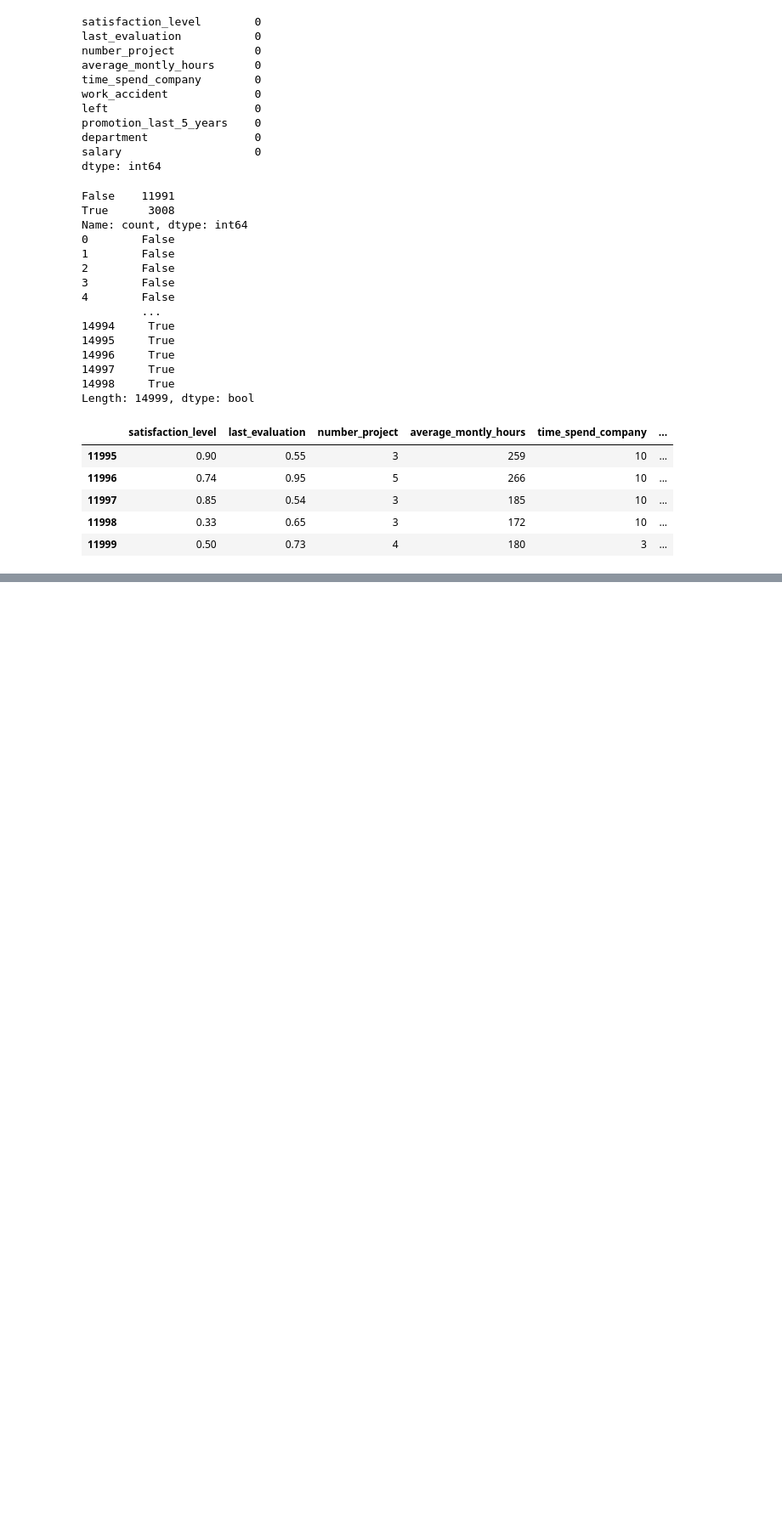
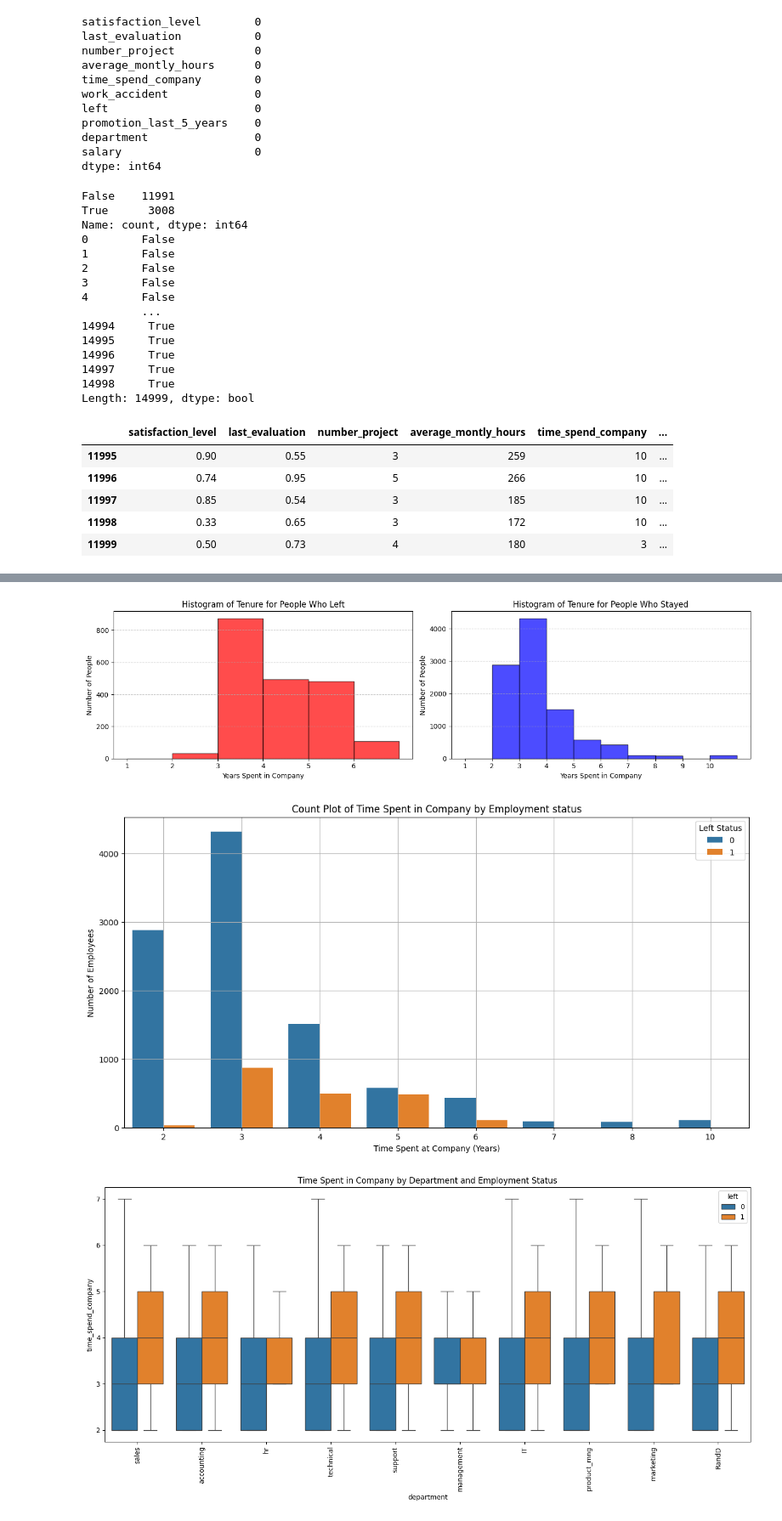
Before and after one commit to useinov12/hr_at_salifort_motors, a Jupyter notebook: src/hr_at_salifort_motors/main.ipynb, the cells around one changed output, grey strips where cells are left out. Shown at 85% size. Cells and saved outputs as stored; diff of their text form; code cells hidden in the pictures; blank space fills up the shorter version.

```diff
--- a/src/hr_at_salifort_motors/main.ipynb
+++ b/src/hr_at_salifort_motors/main.ipynb
@@ -121,0 +184,57 @@ df1.tail(5)
+# %%
+# Filter data for people who left and stayed
+left_employees = df1[df1['left'] == 1]
+stayed_employees = df1[df1['left'] == 0]
+
+# Create histograms
+plt.figure(figsize=(14, 4))
+
+# Histogram for people who left
+plt.subplot(1, 2, 1)
+plt.hist(left_employees['time_spend_company'], bins=range(1, left_employees['time_spend_company'].max() + 2), color='red', edgecolor='black', alpha=0.7)
+plt.title('Histogram of Tenure for People Who Left')
+plt.xlabel('Years Spent in Company')
+plt.ylabel('Number of People')
+plt.xticks(range(1, left_employees['time_spend_company'].max() + 1))
+plt.grid(axis='y', linestyle='--', alpha=0.7)
+
+# Histogram for people who stayed
+plt.subplot(1, 2, 2)
+plt.hist(stayed_employees['time_spend_company'], bins=range(1, stayed_employees['time_spend_company'].max() + 2), color='blue', edgecolor='black', alpha=0.7)
+plt.title('Histogram of Tenure for People Who Stayed')
+plt.xlabel('Years Spent in Company')
+plt.ylabel('Number of People')
+plt.xticks(range(1, stayed_employees['time_spend_company'].max() + 1))
+plt.grid(axis='y', linestyle='--', alpha=0.7)
+
+plt.tight_layout()
+plt.show()
+
+
+plt.figure(figsize=(14, 7))
+
+# Count plot
+sns.countplot(x='time_spend_company', hue='left', data=df1)
+plt.title('Count Plot of Time Spent in Company by Employment status')
+plt.xlabel('Time Spent at Company (Years)')
+plt.ylabel('Number of Employees')
+plt.legend(title='Left Status')
+
+plt.grid(True)
+plt.show()
+
+
+# Create boxplots for department vs. left and salary vs. left
+plt.figure(figsize=(14, 7))
+
+# Boxplot for department vs. Stayed/left
+sns.boxplot(x='department', y='time_spend_company', hue='left', data=df1,  showfliers=False)
+plt.title('Time Spent in Company by Department and Employment Status')
+plt.xticks(rotation=90)
+
+plt.tight_layout()
+plt.show()
+# %% [output]
+[figure, added]
+[figure, added]
+[figure, added]
```
Also changed, not shown: parts of 16 cells of this notebook.
